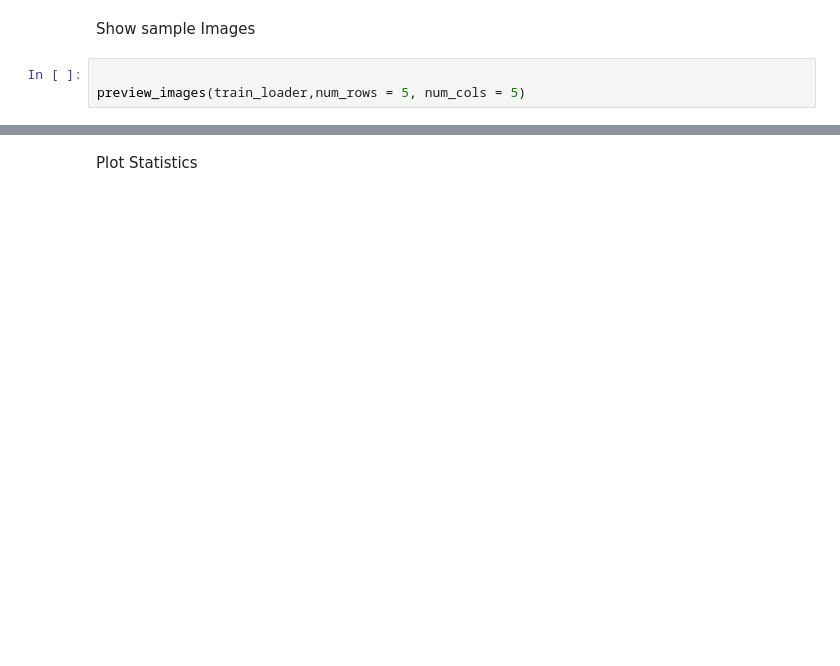
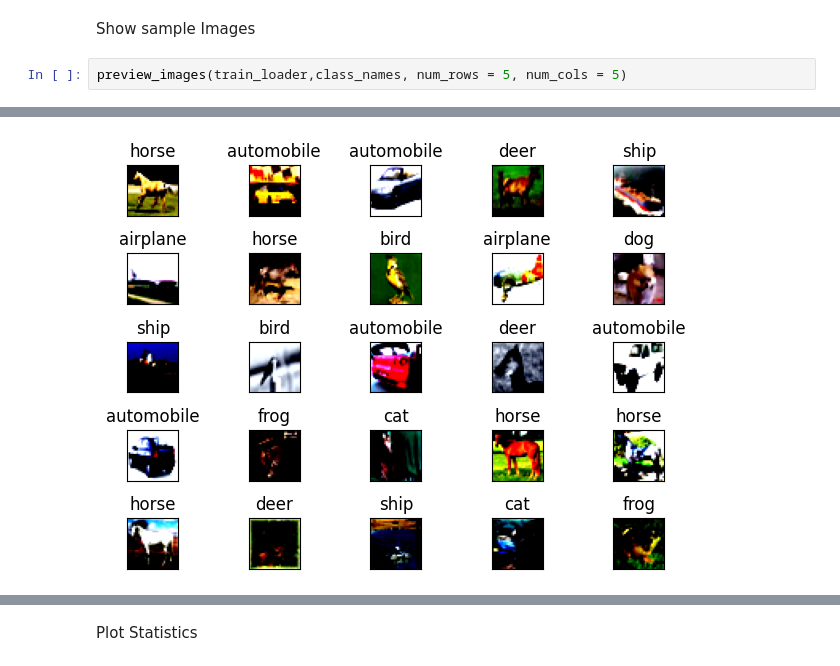
Before and after one commit to jyanivaddi/ERA_V1, a Jupyter notebook: session_8/s8.ipynb, the cells around one changed output, grey strips where cells are left out. Saved outputs shown, nothing was run; the diff lists cells and outputs as text; blank space fills up the shorter version.

```diff
--- a/session_8/s8.ipynb
+++ b/session_8/s8.ipynb
@@ -97,5 +113,5 @@ print(f"dataset std: {std_r:0.3f}, {std_g:0.3f}, {std_b:0.3f}")
 # %% [markdown]
 Show sample Images
 # %%
-
-preview_images(train_loader,num_rows = 5, num_cols = 5)
+preview_images(train_loader,class_names, num_rows = 5, num_cols = 5)
+# %% [output]
@@ -101,0 +135 @@ preview_images(train_loader,num_rows = 5, num_cols = 5)
+[figure, added]
```
Also changed, not shown: parts of 15 cells of this notebook.
